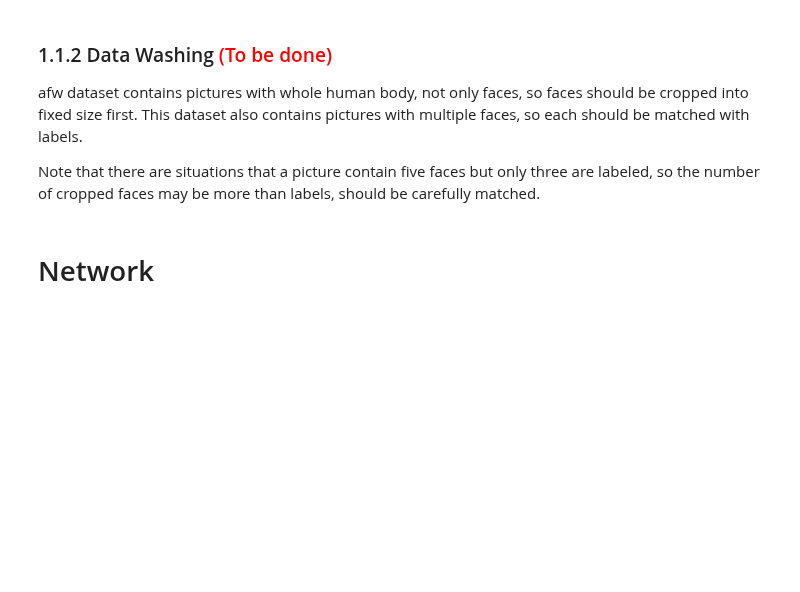
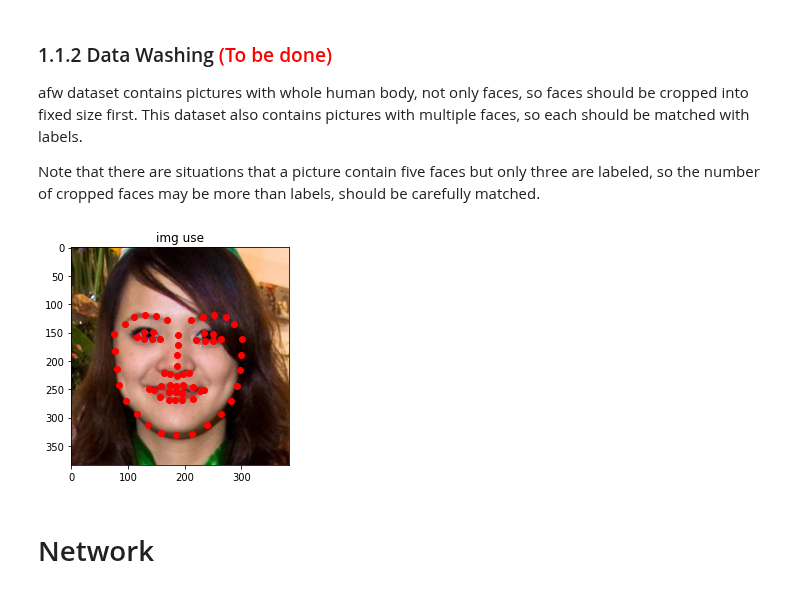
Before and after one commit to Pengchengzhi/Face-Alignment-DRF, a Jupyter notebook: main.ipynb, the cells around one changed output. Saved outputs shown, nothing was run; the diff lists cells and outputs as text; code cells hidden in the pictures; blank space fills up the shorter version.

```diff
--- a/main.ipynb
+++ b/main.ipynb
@@ -79,16 +81,21 @@ Note that there are situations that a picture contain five faces but only three
 # %%
 # Use test data to exame network
 
-img_test = afw_test_nimg_array[164:500,32:368] #(336,336,3) ndarray
-labelx = [afw_test_x[i]-32 for i in range(68)] #(68,) List, denote colum number
-labely = [afw_test_y[i]-164 for i in range(68)] #(68,) List, denote row number
+img_test = afw_test_nimg_array[116:500,8:392] #(384,384,3) ndarray
+labelx = [afw_test_x[i]-8 for i in range(68)] #(68,) List, denote colum number
+labely = [afw_test_y[i]-116 for i in range(68)] #(68,) List, denote row number
 
-#plt.figure("img use")
-#plt.imshow(Image.fromarray(img_test))
-#plt.scatter(labelx,labely,color='r')
-#plt.title('img use')
-#plt.show()
+plt.figure("img use")
+plt.imshow(Image.fromarray(img_test))
+plt.scatter(labelx,labely,color='r')
+plt.title('img use')
+plt.show()
 
 img_tensor = torch.tensor(img_test)
+img_tensor = img_tensor.permute(2,0,1) # Change to (C,H,W)
+img_tensor = img_tensor.unsqueeze(0) # Add batch=1 (B,C,H,W)
+img_tensor = img_tensor.float()
+# %% [output]
+[figure, added]
 # %% [markdown]
 # Network
```
Also changed, not shown: parts of 11 cells of this notebook.
